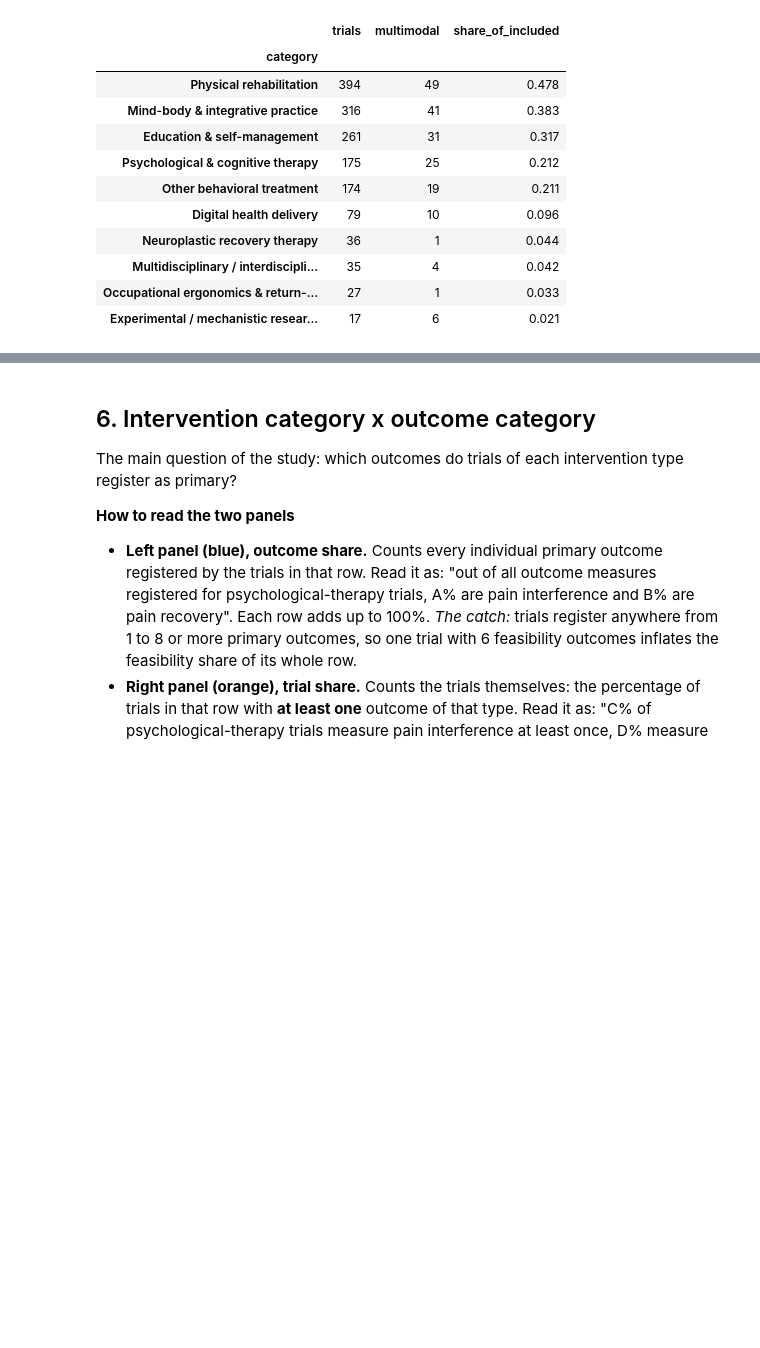
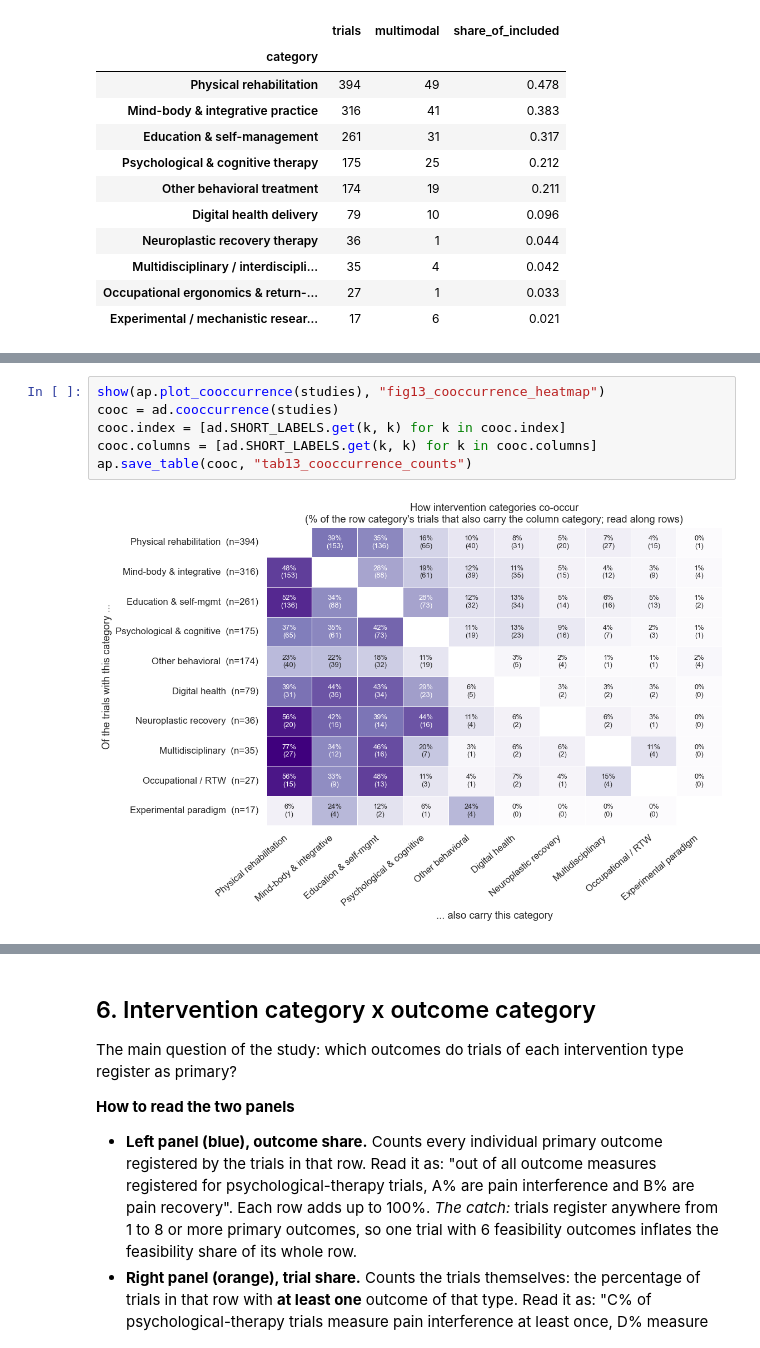
Before and after one commit to talmorya/primary-outcome-analysis, a Jupyter notebook: analysis/outcome_analysis.ipynb, the cells around one changed output, grey strips where cells are left out. Cells and saved outputs as stored; diff of their text form; blank space fills up the shorter version.

Commit message:
Add intervention co-occurrence heatmap, UpSet plot and companion-outcome analysis
Co-authored-by: Cursor <cursoragent@cursor.com>

```diff
--- a/analysis/outcome_analysis.ipynb
+++ b/analysis/outcome_analysis.ipynb
@@ -136,0 +144,8 @@ display(by_cat)
+# %%
+show(ap.plot_cooccurrence(studies), "fig13_cooccurrence_heatmap")
+cooc = ad.cooccurrence(studies)
+cooc.index = [ad.SHORT_LABELS.get(k, k) for k in cooc.index]
+cooc.columns = [ad.SHORT_LABELS.get(k, k) for k in cooc.columns]
+ap.save_table(cooc, "tab13_cooccurrence_counts")
+# %% [output]
+[figure, added]
```
Also changed, not shown: parts of 4 cells of this notebook, 25 other files.
